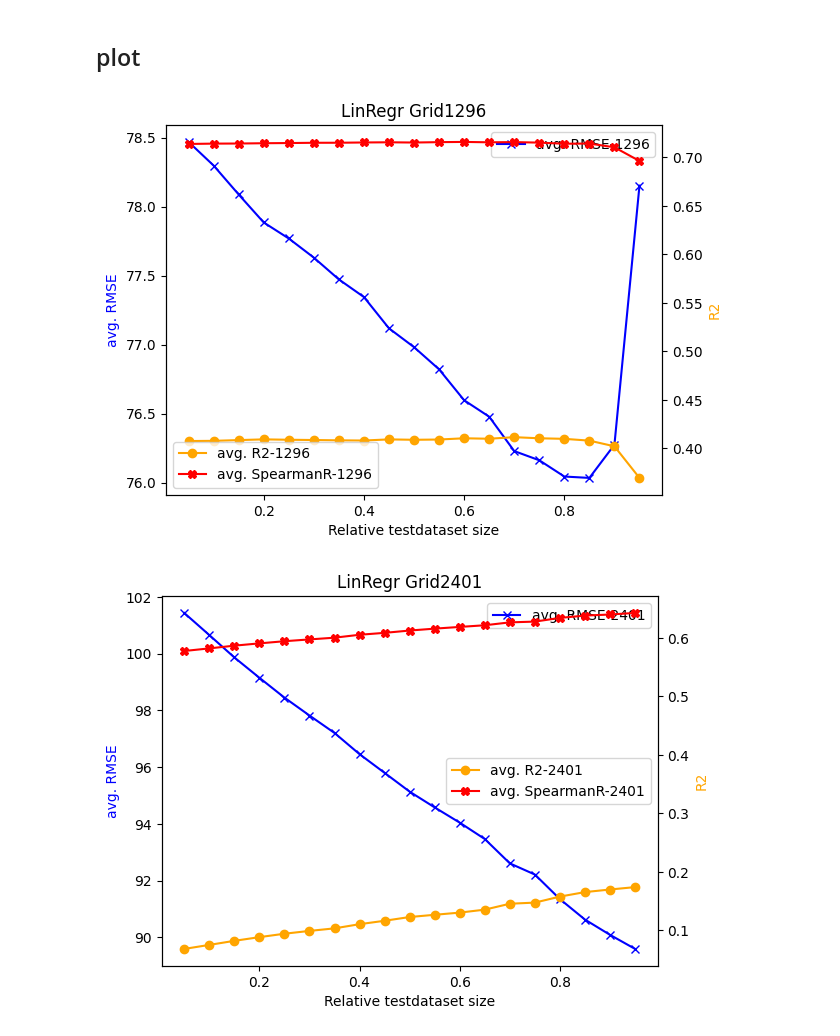
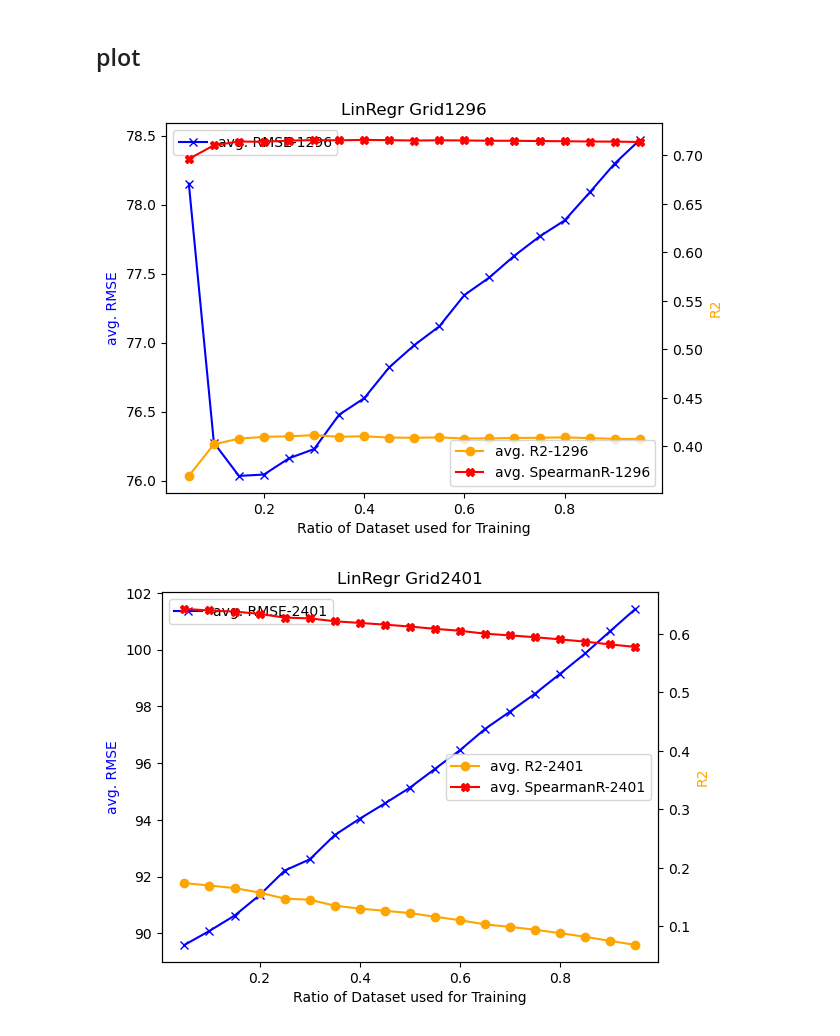
Before and after one commit to rstrickstrock/ML_density-model, a Jupyter notebook: 02.1_linear-regression/02_LinRegr_TrainingdataSplitsize.ipynb, the cells around one changed output. Drawn from its saved outputs; the diff is of its cells as text; code cells hidden in the pictures.

```diff
--- a/02.1_linear-regression/02_LinRegr_TrainingdataSplitsize.ipynb
+++ b/02.1_linear-regression/02_LinRegr_TrainingdataSplitsize.ipynb
@@ -53,6 +53,7 @@ Y_sobol2 = data_sobol2['density']
 ## randomly generated numbers (different script) taken for different random states
 random_ints = [46, 40, 23, 29, 14, 78, 55, 33, 1, 61, 62, 39, 9, 25, 96, 95, 28, 27, 51, 0, 4, 39, 12, 41, 94, 70, 50, 18, 77, 37]
 #print(f'{np.sort(random_ints)}')
+trainingsizes = [0.05, 0.10, 0.15, 0.20, 0.25, 0.30, 0.35, 0.40, 0.45, 0.50, 0.55, 0.60, 0.65, 0.70, 0.75, 0.80, 0.85, 0.90, 0.95]
 # %%
 #testSizes = np.arange(0, 1.01, 0.05)
 #for q in testSizes:
@@ -86,8 +87,8 @@ X_TESTsSobol2 = []
 Y_TRAINsSobol2 = []
 Y_TESTsSobol2 = []
 
-testSizes = [0.05, 0.10, 0.15, 0.20, 0.25, 0.30, 0.35, 0.40, 0.45, 0.50, 0.55, 0.60, 0.65, 0.70, 0.75, 0.80, 0.85, 0.90, 0.95]
-for q in testSizes:
+for q in trainingsizes:
+    testsize = np.round(1.0 - np.round(float(q), 2), 2)
     ## grid sampling 1296
     qX_TRAINs1296 = []
     qX_TESTs1296 = []
@@ -115,7 +116,7 @@ for q in testSizes:
     for i in random_ints:
         #print(f'{i}')
         ## use the X_test, Y_test data for testing combined with all the data of the other datasets
-        X_train, X_test, Y_train, Y_test = train_test_split(X_1296, Y_1296, test_size=q, random_state=i)
+        X_train, X_test, Y_train, Y_test = train_test_split(X_1296, Y_1296, test_size=testsize, random_state=i)
         qX_TRAINs1296.append(X_train)
         qY_TRAINs1296.append(Y_train)
         #print(f'{X_test}')
@@ -128,7 +129,7 @@ for q in testSizes:
         #print(f'{Y_test}')
 
 
-        X_train, X_test, Y_train, Y_test = train_test_split(X_2401, Y_2401, test_size=q, random_state=i)
+        X_train, X_test, Y_train, Y_test = train_test_split(X_2401, Y_2401, test_size=testsize, random_state=i)
         qX_TRAINs2401.append(X_train),
         qY_TRAINs2401.append(Y_train)
         X_test = pd.concat([X_test, X_1296, X_sobol1, X_sobol2], ignore_index=True)
@@ -137,7 +138,7 @@ for q in testSizes:
         qY_TESTs2401.append(Y_test)
 
 
-        X_train, X_test, Y_train, Y_test = train_test_split(X_sobol1, Y_sobol1, test_size=q, random_state=i)
+        X_train, X_test, Y_train, Y_test = train_test_split(X_sobol1, Y_sobol1, test_size=testsize, random_state=i)
         qX_TRAINsSobol1.append(X_train)
         qY_TRAINsSobol1.append(Y_train)
         X_test = pd.concat([X_test, X_1296, X_2401, X_sobol2], ignore_index=True)
@@ -146,7 +147,7 @@ for q in testSizes:
         qY_TESTsSobol1.append(Y_test)
 
 
-        X_train, X_test, Y_train, Y_test = train_test_split(X_sobol2, Y_sobol2, test_size=q, random_state=i)
+        X_train, X_test, Y_train, Y_test = train_test_split(X_sobol2, Y_sobol2, test_size=testsize, random_state=i)
         qX_TRAINsSobol2.append(X_train)
         qY_TRAINsSobol2.append(Y_train)
         X_test = pd.concat([X_test, X_1296, X_2401, X_sobol1], ignore_index=True)
@@ -208,7 +209,7 @@ RMSEsSobol2 = []
 R2sSobol2 = []
 SPEARMANRsSobol2 = []
 
-for k in range(0, len(testSizes)):
+for k in range(0, len(trainingsizes)):
     ## grid sampling 1296
     qMODELs1296 = []
     qY_PREDICTIONs1296 = []
@@ -352,7 +353,7 @@ SPEARMANRsSobol1_means = []
 RMSEsSobol2_means = []
 R2sSobol2_means = []
 SPEARMANRsSobol2_means = []
-for k in range(0, len(testSizes)):
+for k in range(0, len(trainingsizes)):
     ## grid sampling 1296
     rmse1296_mean = np.mean(RMSEs1296[k])
     RMSEs1296_means.append(rmse1296_mean)
@@ -421,15 +422,15 @@ print(f'{SPEARMANRsSobol2_means}')
 # %%
 ## Grid Sampling 1296
 fig, ax1 = plt.subplots()
-ax1.plot(testSizes, RMSEs1296_means, '-x', color='blue', label='avg. RMSE-1296')
-ax1.set_xlabel('Relative testdataset size')
+ax1.plot(trainingsizes, RMSEs1296_means, '-x', color='blue', label='avg. RMSE-1296')
+ax1.set_xlabel('Ratio of Dataset used for Training')
 ax1.set_ylabel('avg. RMSE', color='blue')
 plt.legend()
 plt.title('LinRegr Grid1296')
 
 ax2 = ax1.twinx()
-ax2.plot(testSizes, R2s1296_means, '-o', color='orange', label='avg. R2-1296')
-ax2.plot(testSizes, SPEARMANRs1296_means, '-X', color='red', label='avg. SpearmanR-1296')
+ax2.plot(trainingsizes, R2s1296_means, '-o', color='orange', label='avg. R2-1296')
+ax2.plot(trainingsizes, SPEARMANRs1296_means, '-X', color='red', label='avg. SpearmanR-1296')
 ax2.set_ylabel('R2', color='orange')
 plt.legend()
 
@@ -439,15 +440,15 @@ fig.savefig('LinRegr_GRID1296-Testdataset-size.png')
 
 ## Grid Sampling 2401
 fig, ax1 = plt.subplots()
-ax1.plot(testSizes, RMSEs2401_means, '-x', color='blue', label='avg. RMSE-2401')
-ax1.set_xlabel('Relative testdataset size')
+ax1.plot(trainingsizes, RMSEs2401_means, '-x', color='blue', label='avg. RMSE-2401')
+ax1.set_xlabel('Ratio of Dataset used for Training')
 ax1.set_ylabel('avg. RMSE', color='blue')
 plt.legend()
 plt.title('LinRegr Grid2401')
 
 ax2 = ax1.twinx()
-ax2.plot(testSizes, R2s2401_means, '-o', color='orange', label='avg. R2-2401')
-ax2.plot(testSizes, SPEARMANRs2401_means, '-X', color='red', label='avg. SpearmanR-2401')
+ax2.plot(trainingsizes, R2s2401_means, '-o', color='orange', label='avg. R2-2401')
+ax2.plot(trainingsizes, SPEARMANRs2401_means, '-X', color='red', label='avg. SpearmanR-2401')
 ax2.set_ylabel('R2', color='orange')
 plt.legend()
 
@@ -455,40 +456,40 @@ plt.show()
 fig.savefig('LinRegr_GRID2401-Testdataset-size.png')
 
 
 ## Sobol 1
 fig, ax1 = plt.subplots()
-ax1.plot(testSizes, RMSEsSobol1_means, '-x', color='blue', label='avg. RMSE-Sobol1')
-ax1.set_xlabel('Relative testdataset size')
+ax1.plot(trainingsizes, RMSEsSobol1_means, '-x', color='blue', label='avg. RMSE-Sobol1')
+ax1.set_xlabel('Ratio of Dataset used for Training')
 ax1.set_ylabel('avg. RMSE', color='blue')
 plt.legend()
 plt.title('LinRegr Sobol1')
 
 ax2 = ax1.twinx()
-ax2.plot(testSizes, R2sSobol1_means, '-o', color='orange', label='avg. R2-Sobol1')
-ax2.plot(testSizes, SPEARMANRsSobol1_means, '-X', color='red', label='avg. SpearmanR-Sobol1')
+ax2.plot(trainingsizes, R2sSobol1_means, '-o', color='orange', label='avg. R2-Sobol1')
+ax2.plot(trainingsizes, SPEARMANRsSobol1_means, '-X', color='red', label='avg. SpearmanR-Sobol1')
 ax2.set_ylabel('R2', color='orange')
 plt.legend()
 
 plt.show()
 fig.savefig('LinRegr_Sobol1-Testdataset-size.png')
 
 
 ## Sobol 2
 fig, ax1 = plt.subplots()
-ax1.plot(testSizes, RMSEsSobol2_means, '-x', color='blue', label='avg. RMSE-Sobol2')
-ax1.set_xlabel('Relative testdataset size')
+ax1.plot(trainingsizes, RMSEsSobol2_means, '-x', color='blue', label='avg. RMSE-Sobol2')
+ax1.set_xlabel('Ratio of Dataset used for Training')
 ax1.set_ylabel('avg. RMSE', color='blue')
 plt.legend()
 plt.title('LinRegr Sobol2')
 
 ax2 = ax1.twinx()
-ax2.plot(testSizes, R2sSobol2_means, '-o', color='orange', label='avg. R2-Sobol2')
-ax2.plot(testSizes, SPEARMANRsSobol2_means, '-X', color='red', label='avg. SpearmanR-Sobol2')
+ax2.plot(trainingsizes, R2sSobol2_means, '-o', color='orange', label='avg. R2-Sobol2')
+ax2.plot(trainingsizes, SPEARMANRsSobol2_means, '-X', color='red', label='avg. SpearmanR-Sobol2')
 ax2.set_ylabel('R2', color='orange')
 plt.legend()
 
 plt.show()
 fig.savefig('LinRegr_Sobol2-Testdataset-size.png')
 # %% [output]
-[figure, old version]
+[figure, new version]
-[figure, old version]
+[figure, new version]
```
Also changed, not shown: parts of 1 cell of this notebook, 15 other files.
